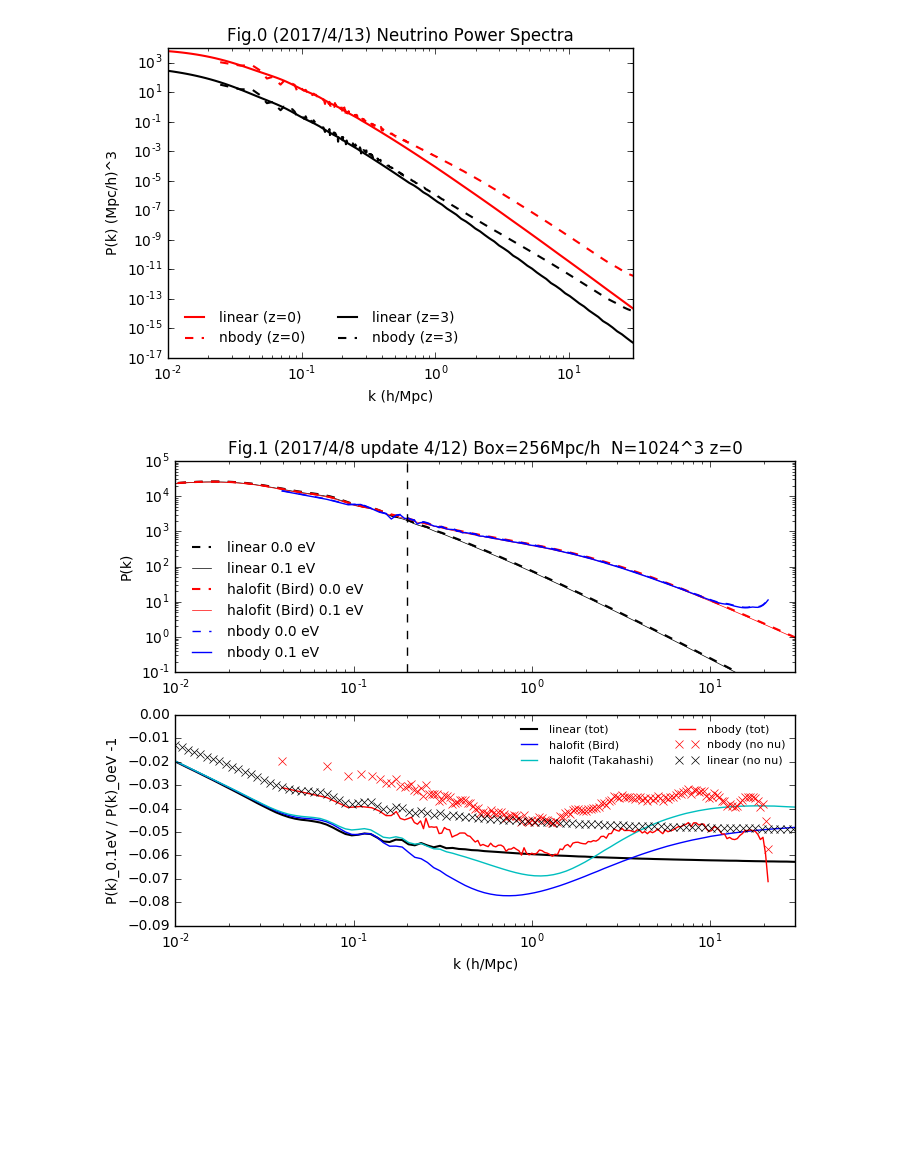
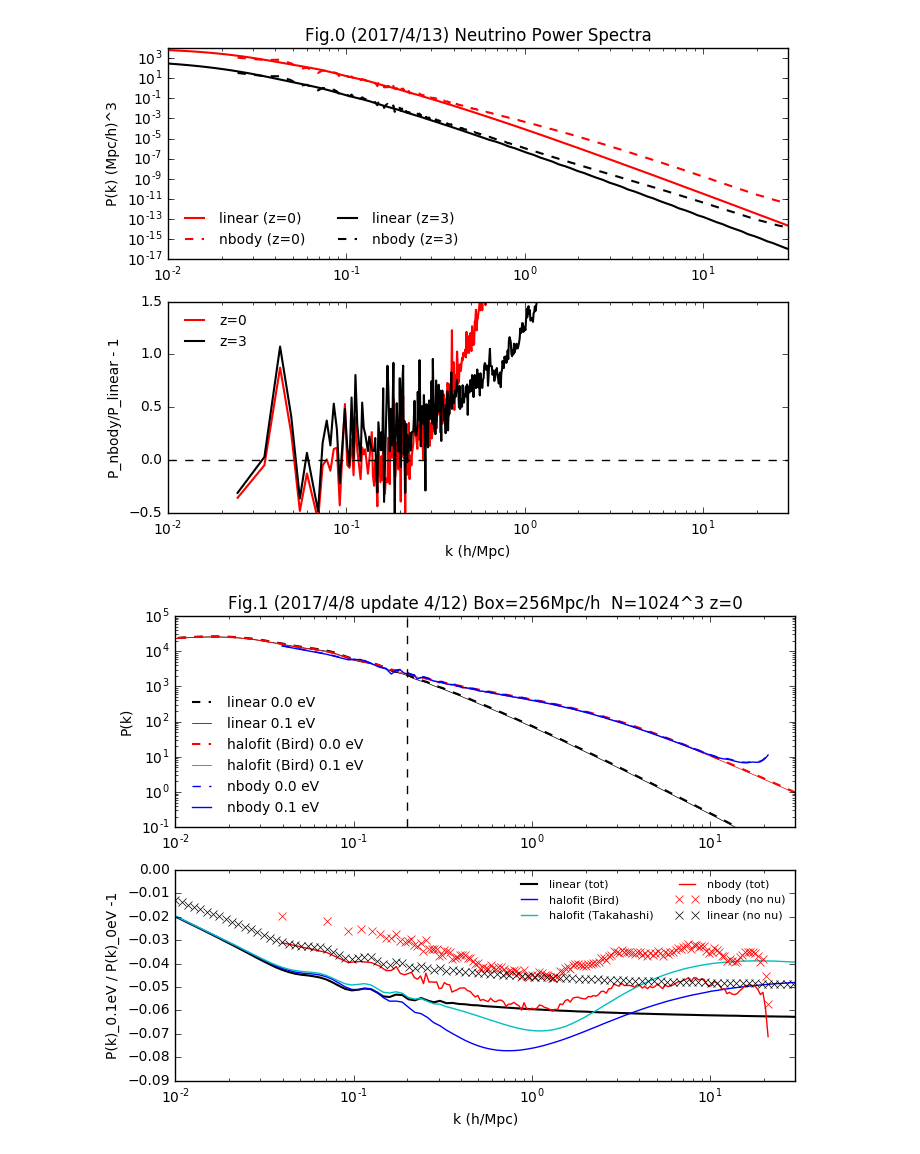
Before and after one commit to liuxx479/neutrino-batch, a Jupyter notebook: plot-matterps.ipynb, the cells around one changed output. Drawn from its saved outputs; the diff is of its cells as text; code cells hidden in the pictures; blank space fills up the shorter version.

```diff
--- a/plot-matterps.ipynb
+++ b/plot-matterps.ipynb
@@ -79,6 +79,7 @@ Pcamb1_z3_interp = interp1d(kcamb1_z3, Pcamb1_z3, fill_value="extrapolate")(k_ar
 kTF_z3, Ttot_z3, Tnn_z3, Tnu_z3 = loadtxt('camb-fidu/camb_mnv0.10000_om0.30000_As2.1000-linear_transfer_3.dat').T[[0,6,7,5]]
 ratio_nn_z3 = interp1d(kTF_z3, (Tnn_z3/Ttot_z3)**2)(k_arr)
 Pnn_z3 = Pcamb1_z3_interp * ratio_nn_z3
+ratio_nu_z3 = interp1d(kTF_z3, (Tnu_z3/Ttot_z3)**2)(k_arr)
 
 ### ((Omega_nu P^{1/2}_nu + (Omega_0 - Omega_nu) P^{1/2}_{cdm+bar})/(Omega0))**2
 omnu = 0.00108/0.7**2
@@ -86,26 +87,40 @@ omc = 0.3-omnu
 Ptot_z0 = ((omnu*(Pnu_z0_interp)**0.5+omc*Pnb1_bin**0.5)/0.3)**2
 Ptot_z3 = ((omnu*(Pnu_z3_interp)**0.5+omc*Pnb1_z3_bin**0.5)/0.3)**2
 # %%
-f=figure(figsize=(6,4))
-ax=f.add_subplot(111)
+f=figure(figsize=(8,6))
+ax=f.add_subplot(211)
+ax2=f.add_subplot(212)
 
 ax.plot(k_arr, ratio_nu*Pcamb1_interp, 'r-',lw=1.5,label='linear (z=0)')
 ax.plot(knu_z0, Pnu_z0,'r--',lw=1.5,label='nbody (z=0)')
 
 ax.plot(k_arr, ratio_nu_z3*Pcamb1_z3_interp, 'k-',lw=1.5,label='linear (z=3)')
 ax.plot(knu_z3, Pnu_z3, 'k--',lw=1.5,label='nbody (z=3)')
 
-ax.set_xlabel('k (h/Mpc)')
 ax.set_ylabel('P(k) (Mpc/h)^3')
 ax.set_xscale('log')
 ax.set_yscale('log')
 ax.set_xlim(1e-2, 30)
 #ax.set_ylim(0.1, 1e5)
 ax.set_title('Fig.0 (2017/4/13) Neutrino Power Spectra')
 ax.legend(frameon=0,loc=3,fontsize=10,ncol=2)
+
+Pnu1_z0_bin = interp1d(k_arr, ratio_nu*Pcamb1_interp, fill_value="extrapolate")(knu_z0)
+Pnu1_z3_bin = interp1d(k_arr, ratio_nu_z3*Pcamb1_z3_interp, fill_value="extrapolate")(knu_z3)
+
+ax2.plot(knu_z0, Pnu_z0/Pnu1_z0_bin-1, 'r-',lw=1.5,label='z=0')
+ax2.plot(knu_z3, Pnu_z3/Pnu1_z3_bin-1, 'k-',lw=1.5,label='z=3')
+
+ax2.set_xlabel('k (h/Mpc)')
+ax2.set_ylabel('P_nbody/P_linear - 1')
+ax2.set_xscale('log')
+ax2.set_xlim(1e-2, 30)
+ax2.set_ylim(-0.5, 1.5)
+ax2.legend(frameon=0,loc=0,fontsize=10,ncol=1)
+ax2.plot([1e-2, 30],[0,0],'k--')
 show()
 # %% [output]
-[figure, old version]
+[figure, new version]
 # %%
 f=figure(figsize=(8,6))
 ax=f.add_subplot(211)
```
Also changed, not shown: parts of 1 cell of this notebook.
